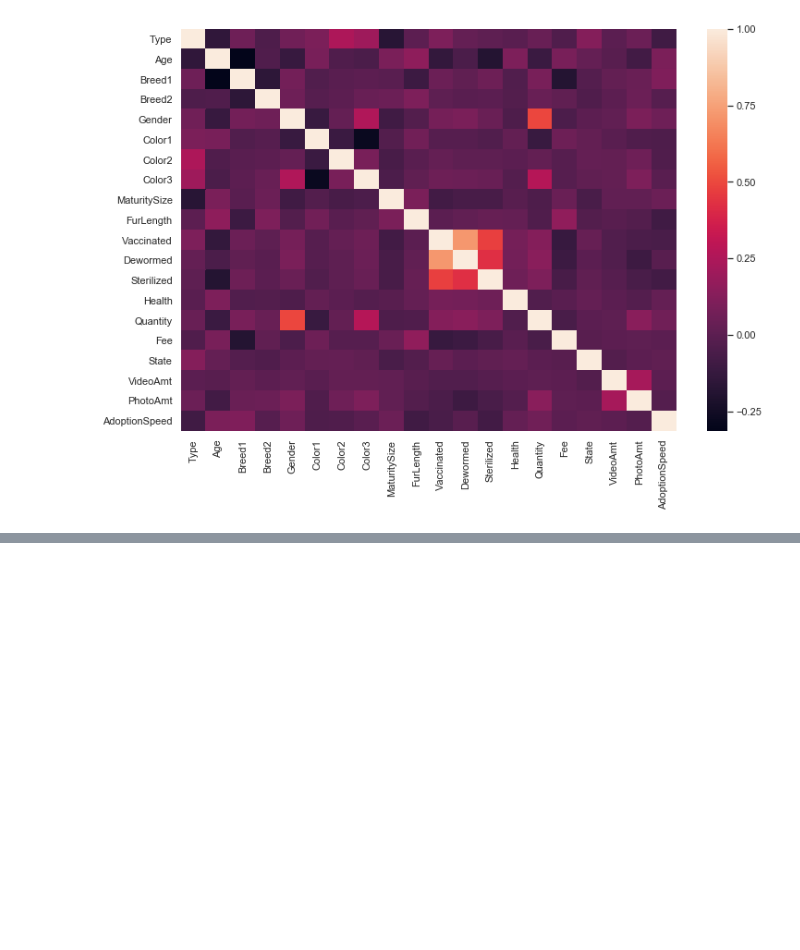
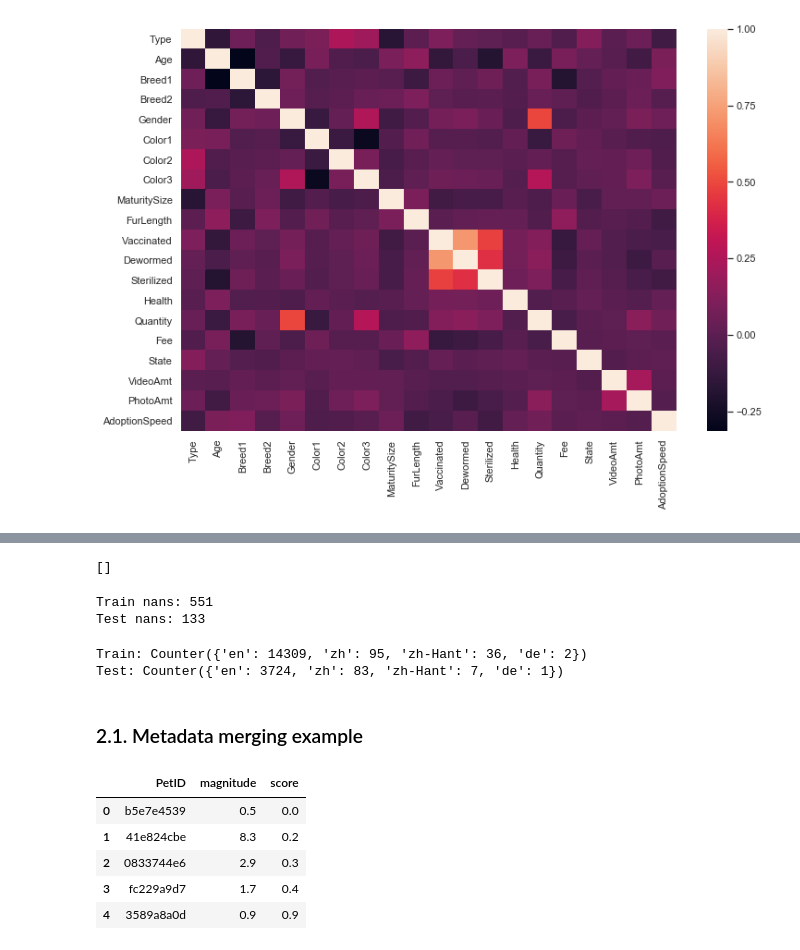
Before and after one commit to heartkilla/PetFinder, a Jupyter notebook: eda.ipynb, the cells around one changed output, grey strips where cells are left out. Cells and saved outputs as stored; diff of their text form; code cells hidden in the pictures; blank space fills up the shorter version.

Commit message:
Add sentiment metadata EDA and metadata merging example

```diff
--- a/eda.ipynb
+++ b/eda.ipynb
@@ -316,3 +314,8 @@ plt.show()
 # %%
-with open('./data/train_sentiment/54c2d49bb.json') as fp:
+# Sentiment data fields
+train_sent_path = './data/train_sentiment'
+test_sent_path = './data/test_sentiment'
+
+with open(os.path.join(train_sent_path, '54c2d49bb.json')) as fp:
      sent_example = json.load(fp)
+sent_example.keys()
@@ -341,0 +361,14 @@ sent_example
+# %%
+# Nothing interesting.
+sent_example['categories']
+# %% [output]
+[]
+# %%
+# Missing train / test data
+train_sent_filenames = os.listdir(train_sent_path)
+test_sent_filenames = os.listdir(test_sent_path)
+print('Train nans:', np.sum(~train_df.PetID.isin([s.replace('.json', '') for s in train_sent_filenames])))
+print('Test nans:', np.sum(~test_df.PetID.isin([s.replace('.json', '') for s in test_sent_filenames])))
+# %% [output]
+Train nans: 551
+Test nans: 133
@@ -341,0 +392,42 @@ sent_example
+# %%
+# Languages distribution. 'zh-Hant' stands for traditional Chinese.
+counter = Counter()
+for filename in train_sent_filenames:
+    with open(os.path.join(train_sent_path, filename)) as fp:
+        sent_json = json.load(fp)
+    counter[sent_json['language']] += 1
+print('Train:', counter)
+
+counter = Counter()
+for filename in test_sent_filenames:
+    with open(os.path.join(test_sent_path, filename)) as fp:
+        sent_json = json.load(fp)
+    counter[sent_json['language']] += 1
+print('Test:', counter)
+# %% [output]
+Train: Counter({'en': 14309, 'zh': 95, 'zh-Hant': 36, 'de': 2})
+Test: Counter({'en': 3724, 'zh': 83, 'zh-Hant': 7, 'de': 1})
+# %% [markdown]
+### 2.1. Metadata merging example
+# %%
+# For each file we collect id, magnitude and score of the entire text.
+ids = []
+mags = []
+scores = []
+for filename in train_sent_filenames:
+    with open(os.path.join(train_sent_path, filename)) as fp:
+        sent_json = json.load(fp)
+    ids.append(filename.replace('.json', ''))
+    mags.append(sent_json['documentSentiment']['magnitude'])
+    scores.append(sent_json['documentSentiment']['score'])
+
+# Making a dataframe.
+train_doc_sent_df = pd.DataFrame({'PetID':ids, 'magnitude':mags, 'score':scores})
+train_doc_sent_df.head()
+# %% [output]
+|  | PetID | magnitude | score |
+| 0 | b5e7e4539 | 0.5 | 0.0 |
+| 1 | 41e824cbe | 8.3 | 0.2 |
+| 2 | 0833744e6 | 2.9 | 0.3 |
+| 3 | fc229a9d7 | 1.7 | 0.4 |
+| 4 | 3589a8a0d | 0.9 | 0.9 |
```
Also changed, not shown: parts of 18 cells of this notebook, 2 other files.
